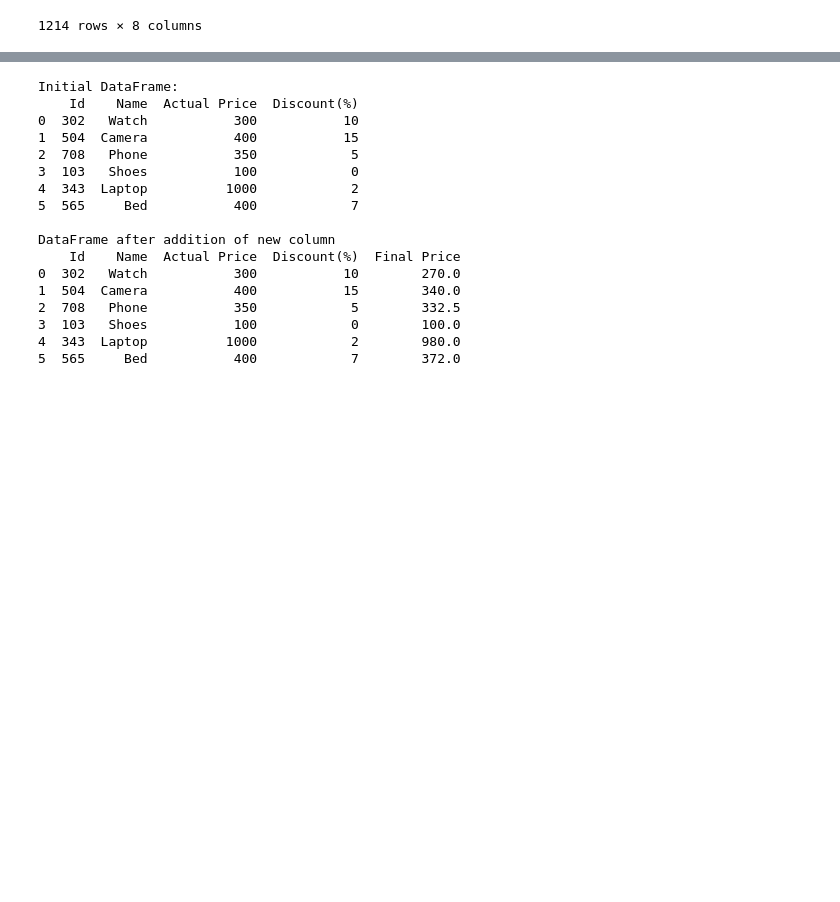
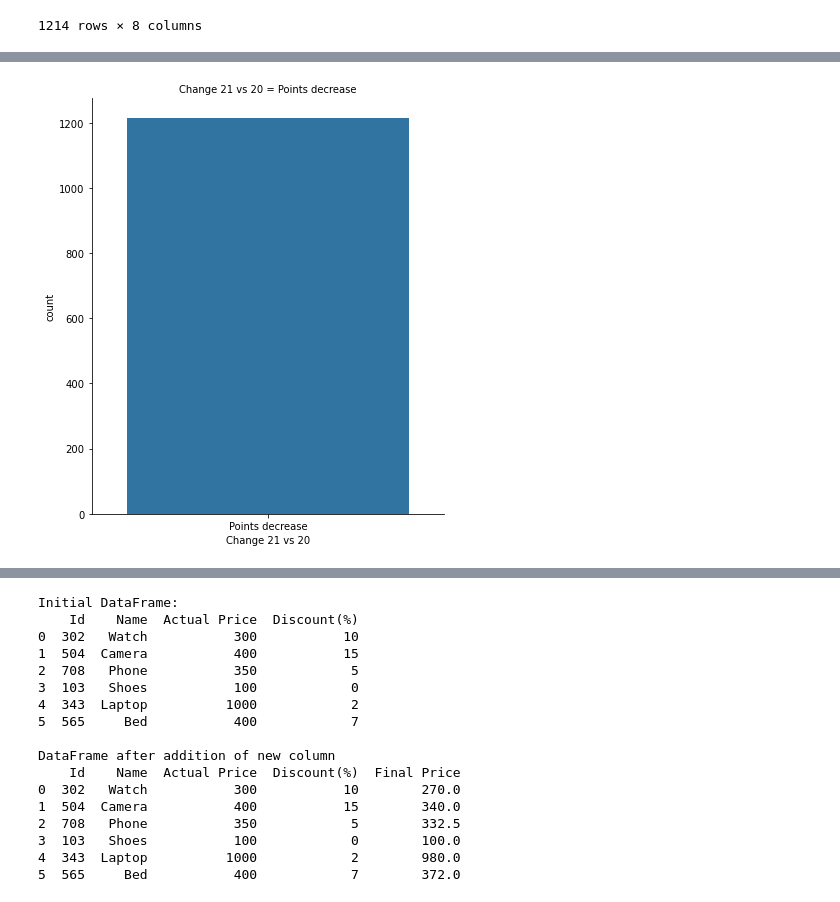
Before and after one commit to Michelleoc/fundamentals-of-data-analysis-assessment, a Jupyter notebook: cao-points-analysis.ipynb, the cells around one changed output, grey strips where cells are left out. Drawn from its saved outputs; the diff is of its cells as text; code cells hidden in the pictures; blank space fills up the shorter version.

Commit message:
chart & plot data workings

```diff
--- a/cao-points-analysis.ipynb
+++ b/cao-points-analysis.ipynb
@@ -998,0 +1050,4 @@ dfround1
+# %%
+g = sns.catplot("Change 21 vs 20", col="Change 21 vs 20", col_wrap=4, data=dfround1, kind="count", height=6.5, aspect=.8)
+# %% [output]
+[figure, added]
```
Also changed, not shown: parts of 8 cells of this notebook, 11 other files.
